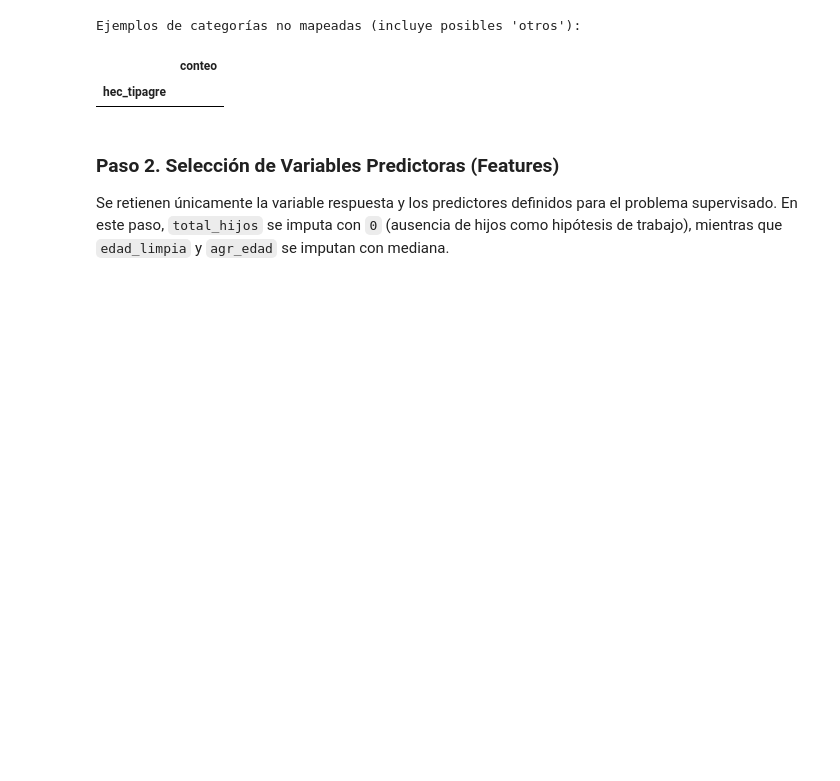
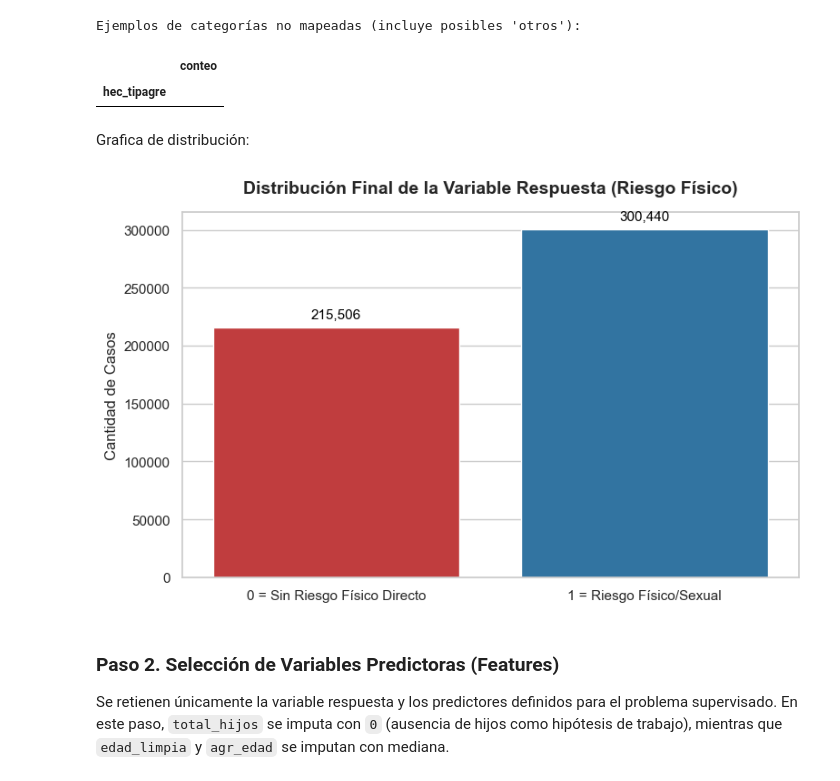
Before and after one commit to MEN-GUE/proyecto_01_mineria_datos, a Jupyter notebook: Cuaderno Jupyter para Analisis/Analisis_Violencia_INE.ipynb, the cells around one changed output. Drawn from its saved outputs; the diff is of its cells as text; code cells hidden in the pictures; blank space fills up the shorter version.

Commit message:
Agregar grafica

```diff
--- a/Cuaderno Jupyter para Analisis/Analisis_Violencia_INE.ipynb
+++ b/Cuaderno Jupyter para Analisis/Analisis_Violencia_INE.ipynb
@@ -365,6 +397,47 @@ Distribución de riesgo_violencia_fisica (incluye NaN):
 Ejemplos de categorías no mapeadas (incluye posibles 'otros'):
 |  | conteo |
 | hec_tipagre |  |
+# %% [markdown]
+Grafica de distribución:
+# %%
+plot_df = df[["riesgo_violencia_fisica"]].dropna().copy()
+plot_df["riesgo_violencia_fisica"] = plot_df["riesgo_violencia_fisica"].astype(int)
+
+plot_df["Clase"] = plot_df["riesgo_violencia_fisica"].map({
+    0: "0 = Sin Riesgo Físico Directo",
+    1: "1 = Riesgo Físico/Sexual"
+})
+
+plt.figure(figsize=(8, 5))
+sns.set_theme(style="whitegrid")
+
+# Crear el gráfico de barras
+ax = sns.countplot(
+    data=plot_df,
+    x="Clase",
+    order=["0 = Sin Riesgo Físico Directo", "1 = Riesgo Físico/Sexual"],
+    hue="Clase",
+    palette=["#1f77b4", "#d62728"],
+    legend=False
+)
+
+# Títulos y ejes
+plt.title("Distribución Final de la Variable Respuesta (Riesgo Físico)", fontsize=14, fontweight="bold", pad=15)
+plt.xlabel("")
+plt.ylabel("Cantidad de Casos", fontsize=12)
+
+# Agregar los números arriba de cada barra
+for p in ax.patches:
+    altura = p.get_height()
+    ax.annotate(f"{int(altura):,}",
+                (p.get_x() + p.get_width() / 2., altura),
+                ha='center', va='bottom', fontsize=11, color='black',
+                xytext=(0, 5), textcoords='offset points')
+
+plt.tight_layout()
+plt.show()
+# %% [output]
+[figure, added]
 # %% [markdown]
 ### Paso 2. Selección de Variables Predictoras (Features)
 
```
Also changed, not shown: parts of 5 cells of this notebook.
